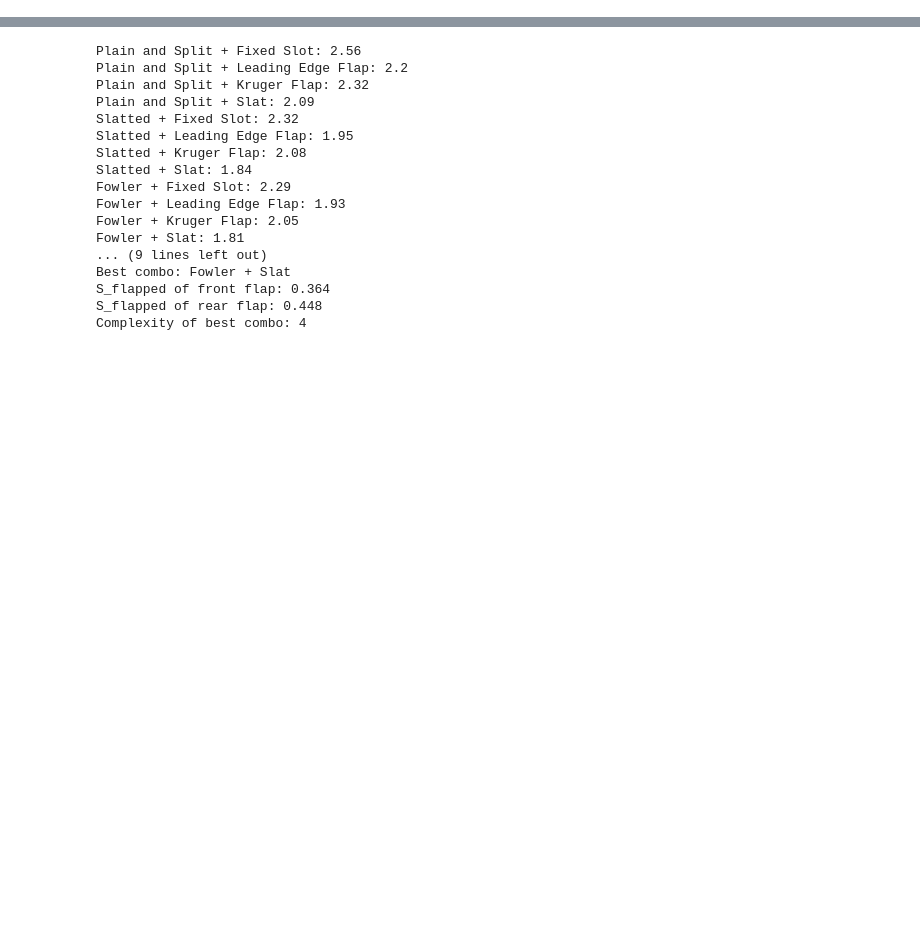
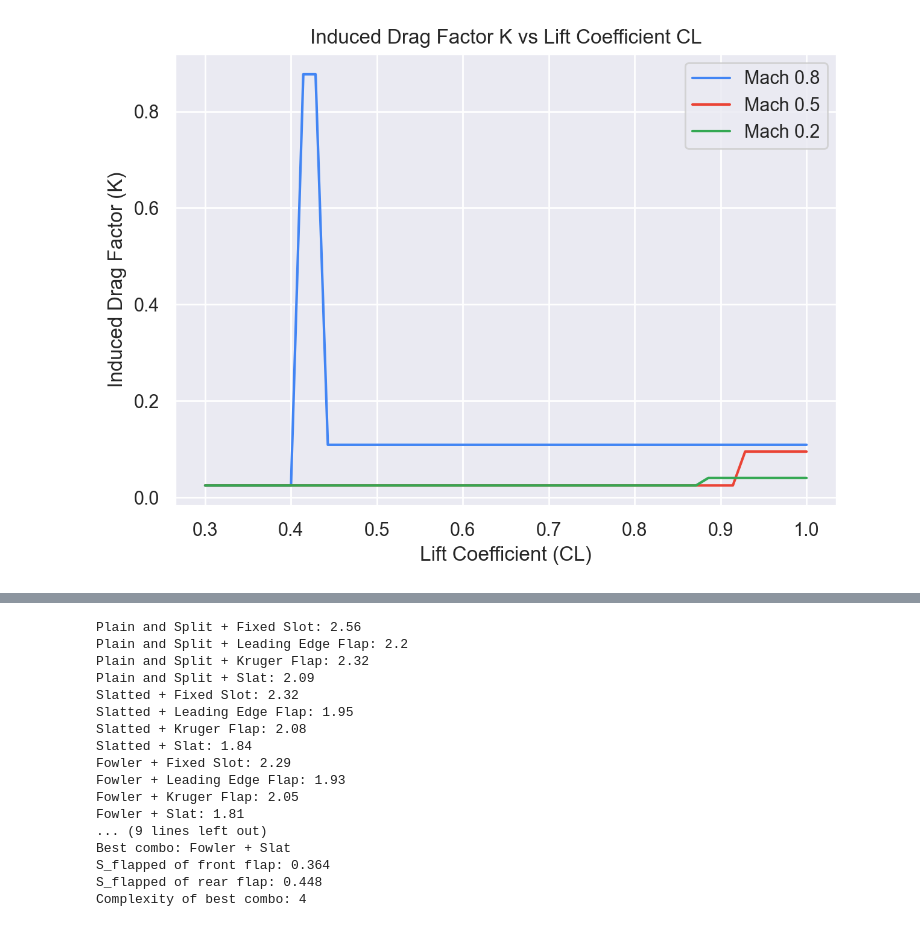
Before and after one commit to ezzatisawesome/ace-1, a Jupyter notebook: model.ipynb, the cells around one changed output, grey strips where cells are left out. Saved outputs shown, nothing was run; the diff lists cells and outputs as text; code cells hidden in the pictures; blank space fills up the shorter version.

```diff
--- a/model.ipynb
+++ b/model.ipynb
@@ -356,9 +380,0 @@ Hybrid Drag [N]: 54814.21384749794
-# %%
-### Lift-due-to-drag Hand Calcs
-mu = sol_truss_span / sol_span
-r = sol_truss_wing.area(type="wetted") / sol_main_wing.area(type="wetted")
-sigma = 0.2
-e = ((mu**2) * (1+r)**2) / ((mu**2) + 2*sigma*mu*r + r**2)
-
-print("mu:", mu)
-print("Oswald efficiency estimate Biplane Interference:", e)
@@ -476,0 +581,83 @@ CL at optimal angle of attack: 0.4988269127973978
+# %%
+# --- Oswald efficiency using biplane interference ---
+def calc_oswald_efficiency(mu, r, sigma):
+    num = mu**2 * (1 + r)**2
+    den = mu**2 + 2 * sigma * mu * r + r**2
+    return num / den
+
+# --- Blending factor S ---
+def compute_base_S(e, AR, cl_alpha):
+    term = (np.pi * AR) / cl_alpha
+    numerator = 1 - e * term
+    denominator = e * (1 - term)
+    return numerator / denominator
+
+def compute_S(CL, S, CL_design, CL_stall):
+    if CL <= 1.1 * CL_design:
+        return S
+    elif CL <= CL_stall:
+        return S - (S - 0.8*S) / (CL_stall - 1.1*CL_design)
+    else:
+        return 0.8 * CL_design  # Outside valid range
+
+
+# --- Induced drag factor K ---
+def compute_K(S, K0, K100):
+    K = S * K100 + (1 - S) * K0
+    return K
+
+
+# --- Geometry inputs (replace with actual values from your model) ---
+mu = sol_truss_span / sol_span  # span ratio
+r = sol_truss_wing.area(type="wetted") / sol_main_wing.area(type="wetted")
+aspect_ratio = sol_span**2 / sol_main_wing.area()
+sigma = 0.2  # interference factor
+e = calc_oswald_efficiency(mu, r, sigma)
+
+
+# --- Loop over each condition ---
+K_data = []
+CL_values = np.linspace(0.3, 1.0, 50)
+def get_K_schedule(cond):
+    name = cond["name"]
+    cl_slope = cond["CL_alpha"]
+    cl_clcd_max = cond['CL_CLCD_max']
+
+    # Compute e, S, K
+    base_S = compute_base_S(e, aspect_ratio, cl_slope)
+    idx_stall = int(cond["alpha_points"] * 0.9) # At righter side of the plots # ! Hacky will need to fix
+    stall_cl = abu_solutions[name]["CL"][idx_stall]
+    S_values = [compute_S(CL, base_S, cl_clcd_max, stall_cl) for CL in CL_values]
+
+    K_0 = 1 / cl_slope
+    K_100 = 1 / (np.pi * aspect_ratio)
+    K_values = [compute_K(S, K_0, K_100) for S in S_values]
+
+    print("\nBase S:", base_S)
+    print("Design CL", cl_clcd_max)
+
+    print("K0:", K_0)
+    print("K100:", K_100)
+
+    # FOR PSET
+    S = compute_S(cl_clcd_max, base_S, cl_clcd_max, stall_cl)
+    K = compute_K(S, K_0, K_100)
+    print("K:", K)
+    print("CDi:", K*(cl_clcd_max-cond["CL_min_drag"])**2)
+
+    return K_values
+
+
+# plt.subplot(1, 2, 2)
+plt.plot(CL_values, get_K_schedule(conditions[0]))
+plt.plot(CL_values, get_K_schedule(conditions[1]))
+plt.plot(CL_values, get_K_schedule(conditions[2]))
+plt.legend(["Mach 0.8", "Mach 0.5", "Mach 0.2"])
+plt.title("Induced Drag Factor K vs Lift Coefficient CL")
+plt.xlabel("Lift Coefficient (CL)")
+plt.ylabel("Induced Drag Factor (K)")
+plt.grid(True)
+
+plt.tight_layout()
+plt.show()
+# %% [output]
@@ -477,3 +684,4 @@ CL at optimal angle of attack: 0.4988269127973978
+[figure, added]
 # %%
 # Filter alpha values greater than 0
 cl_takeoff = 2 * weight / (takeoff_atm.density() * sol(main_wing).area() * takeoff_speed**2)
```
Also changed, not shown: parts of 10 cells of this notebook.
